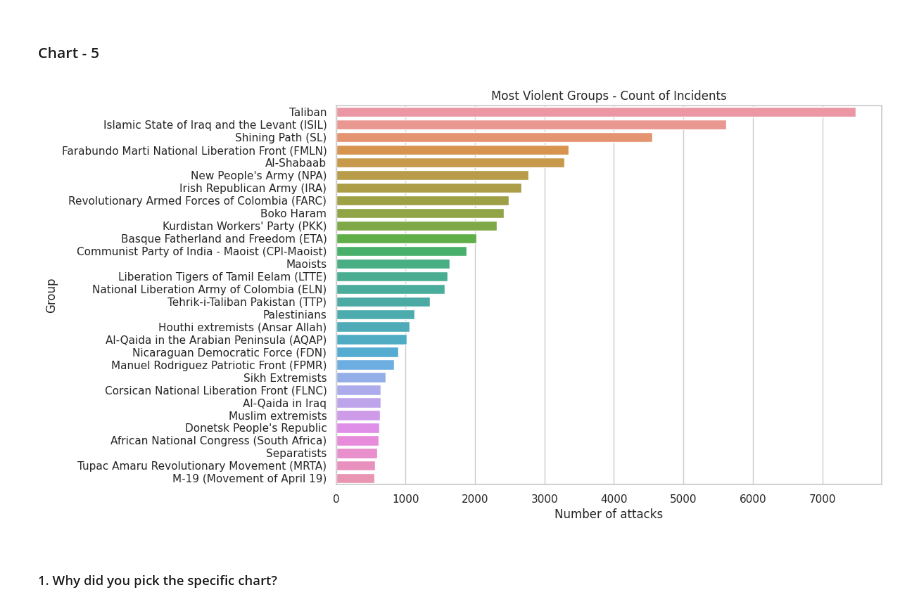
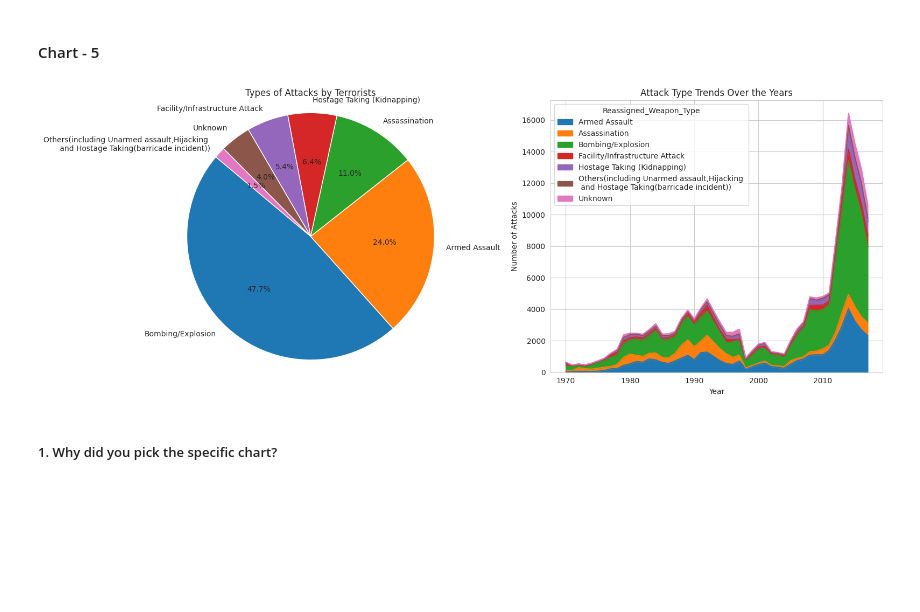
Before and after one commit to vishalrana00007/Global-Terrorism-Database-Capstone-Project, a Jupyter notebook: Global_terrorism_analysis(Capstone_project)Module_2.ipynb, the cells around one changed output. Saved outputs shown, nothing was run; the diff lists cells and outputs as text; code cells hidden in the pictures; blank space fills up the shorter version.

```diff
--- a/Global_terrorism_analysis(Capstone_project)Module_2.ipynb
+++ b/Global_terrorism_analysis(Capstone_project)Module_2.ipynb
@@ -448,19 +464,30 @@ Are there any insights that lead to negative growth? Justify with specific reaso
 Answer Here
 # %% [markdown]
 #### Chart - 5
-# %%
-# Chart - 5 visualization code
-most_violent_30_groups = tr_df['Group'].value_counts().iloc[1:31]
-
-plt.figure(figsize=(10,7))
-sns.set_style("whitegrid")
-sns.barplot(x=most_violent_30_groups.values, y=most_violent_30_groups.index)
-plt.title('Most Violent Groups - Count of Incidents')
-plt.ylabel('Group')
-plt.xlabel('Number of attacks')
-plt.show()
-# %% [output]
-[figure, removed]
+# %%
+# Chart - 5 visualization code
+fig, axes = plt.subplots(1, 2, figsize=(16, 6))
+
+reassign_values = {"Unarmed Assault", "Hostage Taking (Barricade Incident)", "Hijacking"}
+
+tr_df['Reassigned_Weapon_Type'] = tr_df['AttackType'].apply(lambda x: "Others(including Unarmed assault,Hijacking \n and Hostage Taking(barricade incident))" if x in reassign_values else x)
+
+attack_types = tr_df['Reassigned_Weapon_Type'].value_counts()
+axes[0].pie(attack_types, labels=attack_types.index, autopct='%1.1f%%', startangle=140)
+axes[0].set_title('Types of Attacks by Terrorists')
+axes[0].axis('equal')
+
+attack_type_trends = tr_df.groupby(['Year', 'Reassigned_Weapon_Type']).size().unstack(fill_value=0)
+attack_type_trends.plot(ax=axes[1], kind='area', stacked=True)
+axes[1].set_title('Attack Type Trends Over the Years')
+axes[1].set_xlabel('Year')
+axes[1].set_ylabel('Number of Attacks')
+
+plt.tight_layout()
+
+plt.show()
+# %% [output]
+[figure, added]
 # %% [markdown]
 ##### 1. Why did you pick the specific chart?
 # %% [markdown]
```
Also changed, not shown: parts of 33 cells of this notebook.
